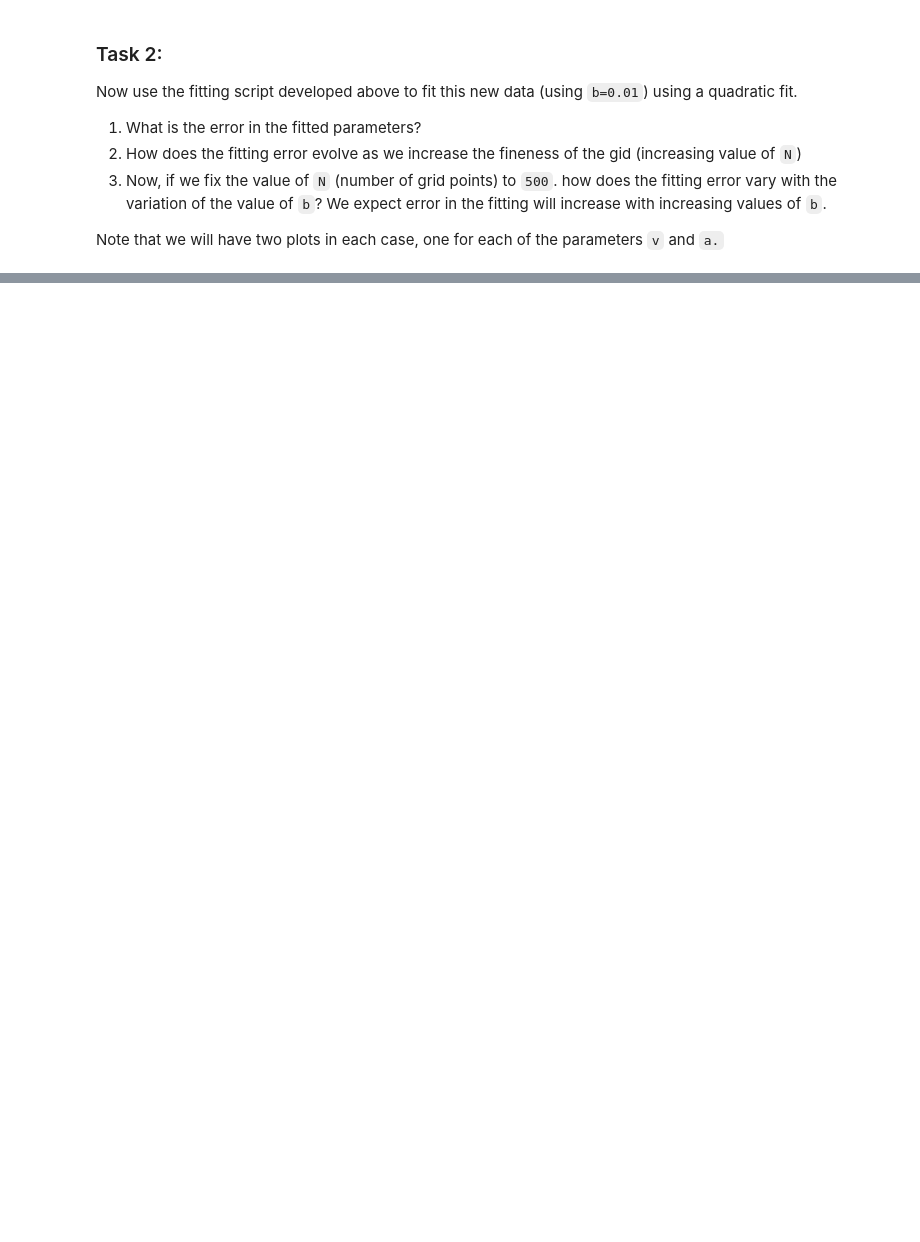
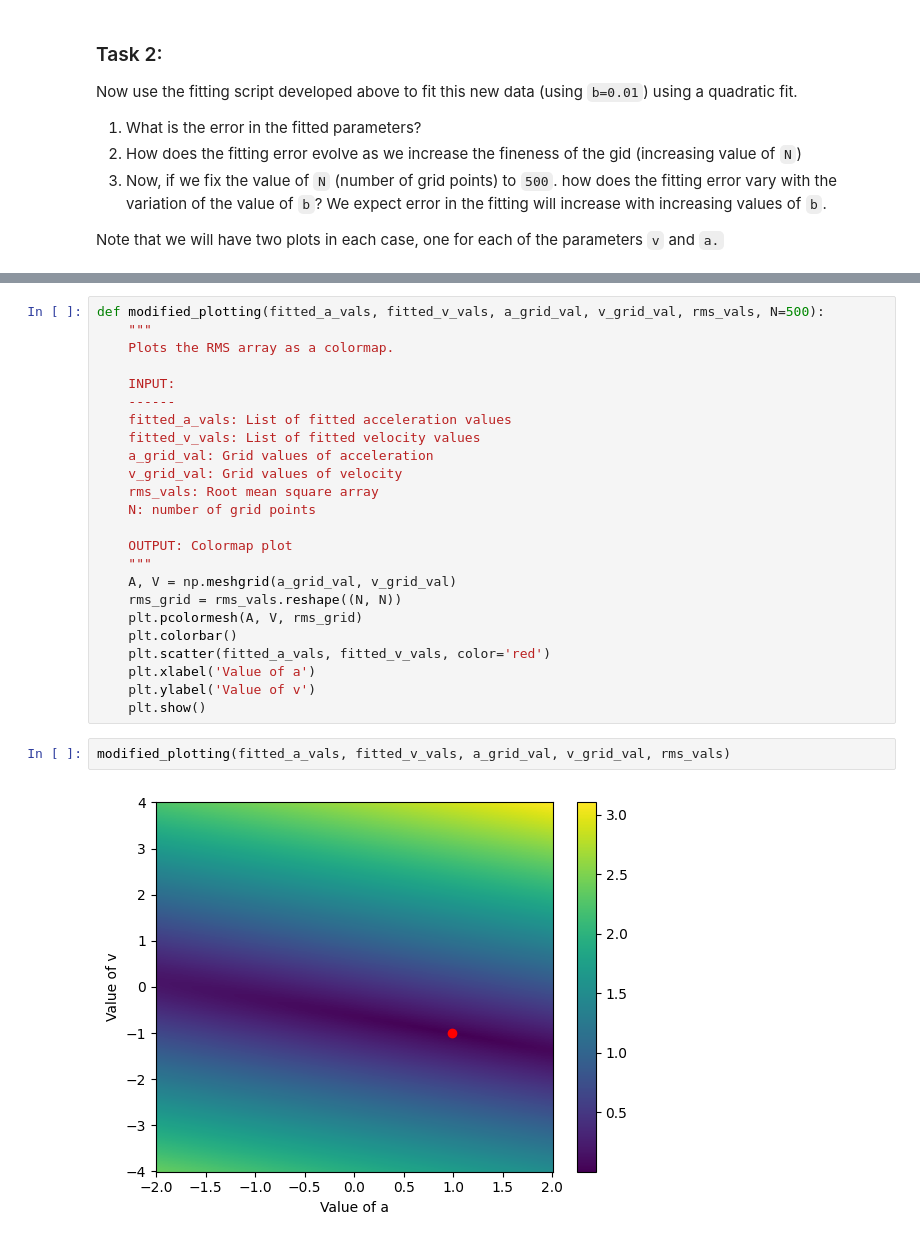
Before and after one commit to bblitz1/practice_codes, a Jupyter notebook: polynomial_fit/work_practice.ipynb, the cells around one changed output, grey strips where cells are left out. Saved outputs shown, nothing was run; the diff lists cells and outputs as text; blank space fills up the shorter version.

```diff
--- a/polynomial_fit/work_practice.ipynb
+++ b/polynomial_fit/work_practice.ipynb
@@ -169,0 +220,28 @@ Note that we will have two plots in each case, one for each of the parameters `v
+# %%
+def modified_plotting(fitted_a_vals, fitted_v_vals, a_grid_val, v_grid_val, rms_vals, N=500):
+    """
+    Plots the RMS array as a colormap.
+
+    INPUT:
+    ------
+    fitted_a_vals: List of fitted acceleration values
+    fitted_v_vals: List of fitted velocity values
+    a_grid_val: Grid values of acceleration
+    v_grid_val: Grid values of velocity
+    rms_vals: Root mean square array
+    N: number of grid points
+
+    OUTPUT: Colormap plot
+    """
+    A, V = np.meshgrid(a_grid_val, v_grid_val)
+    rms_grid = rms_vals.reshape((N, N))
+    plt.pcolormesh(A, V, rms_grid)
+    plt.colorbar()
+    plt.scatter(fitted_a_vals, fitted_v_vals, color='red')
+    plt.xlabel('Value of a')
+    plt.ylabel('Value of v')
+    plt.show()
+# %%
+modified_plotting(fitted_a_vals, fitted_v_vals, a_grid_val, v_grid_val, rms_vals)
+# %% [output]
+[figure, added]
```
Also changed, not shown: parts of 8 cells of this notebook.
